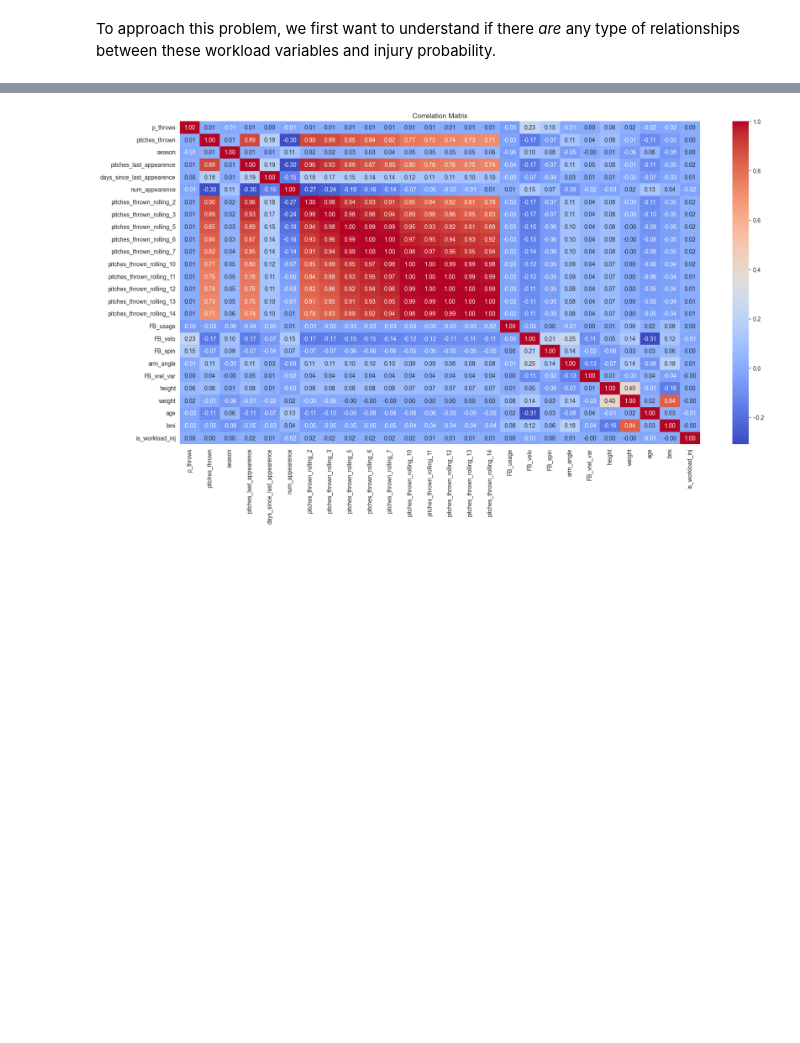
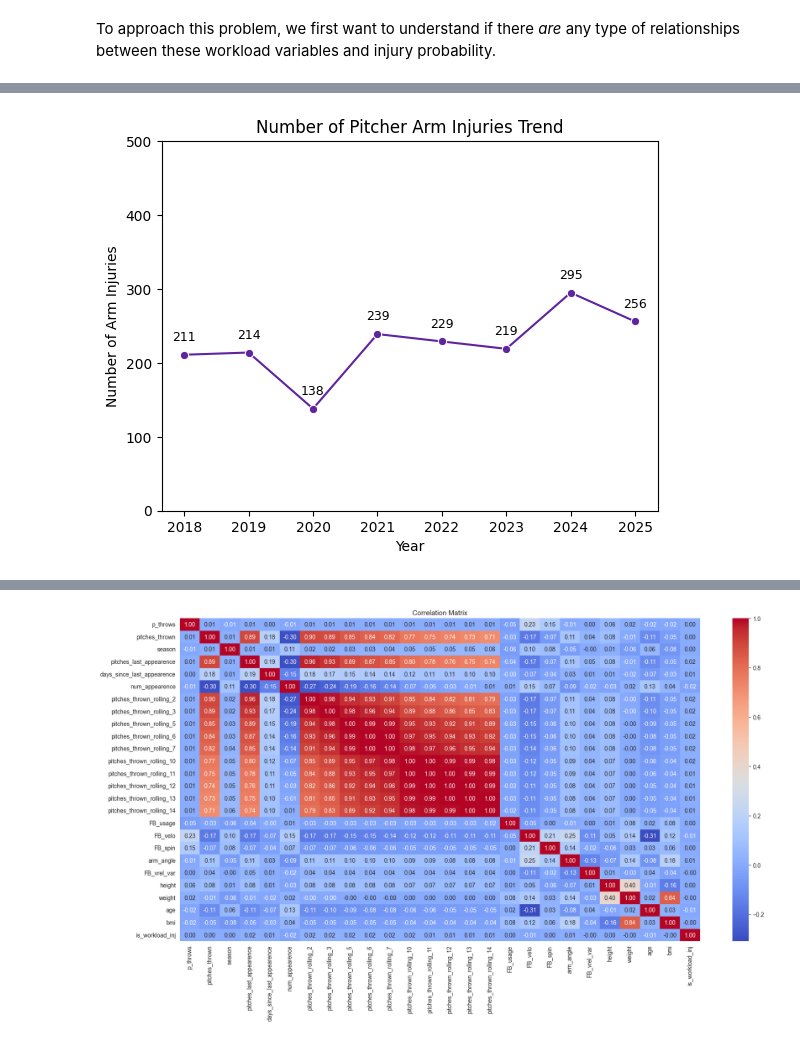
Before and after one commit to SatrunsDream/Workload-effect-on-pitcher-injury, a Jupyter notebook: EDA.ipynb, the cells around one changed output, grey strips where cells are left out. Saved outputs shown, nothing was run; the diff lists cells and outputs as text; code cells hidden in the pictures; blank space fills up the shorter version.

```diff
--- a/EDA.ipynb
+++ b/EDA.ipynb
@@ -23,6 +23,10 @@ import numpy as np
 import matplotlib.pyplot as plt
 import seaborn as sns
 import pybaseball as pyb
+from pybaseball import statcast
 import requests
 
 pd.set_option('display.max_columns', None)
+
+purple_color = '#5F249F'
+teal_color = '#005F61'
@@ -210,34 +382,97 @@ Finished the birthday process
 # %%
+mlb_injuries = pd.read_csv('mlb_injuries.csv').copy()
+
 pitcher_injuries = mlb_injuries[mlb_injuries['pos'].isin(['SP', 'P', 'RP'])].sort_values(by='start_date', ascending=False).reset_index(drop=True).copy()
 
 ## fixing the missing data values for start_date and end_date
 pitcher_injuries['start_date'] = pitcher_injuries.apply(lambda x: (
     '20' + x['reason_raw'].split(':')[1].split('-')[0].rsplit('/', 2)[2]
     + '-'
     + ('0' + x['reason_raw'].split(':')[1].split('-')[0].rsplit('/', 2)[0].strip()
        if int(x['reason_raw'].split(':')[1].split('-')[0].rsplit('/', 2)[0].strip()) < 10
        else x['reason_raw'].split(':')[1].split('-')[0].rsplit('/', 2)[0].strip()
     )
     + '-'
     + ('0' + x['reason_raw'].split(':')[1].split('-')[0].rsplit('/', 2)[1].strip()
        if int(x['reason_raw'].split(':')[1].split('-')[0].rsplit('/', 2)[1].strip()) < 10
        else x['reason_raw'].split(':')[1].split('-')[0].rsplit('/', 2)[1].strip()
     ))
     if pd.isna(x['start_date']) else x['start_date'], axis=1)
 
 pitcher_injuries['start_date'] = pd.to_datetime(pitcher_injuries['start_date']) - pd.Timedelta(days=1)
-pitcher_injuries['end_date'] = pitcher_injuries['end_date'].fillna('TBD')
+pitcher_injuries['end_date'] = pitcher_injuries['end_date'].fillna('TBD') ## fill in
 
-pitcher_injuries = pitcher_injuries[['player', 'pos', 'il_type', 'injury', 'start_date', 'year']].copy()
-pitcher_injuries['player'] = pitcher_injuries['player'].str.lower()
+## deals with end dates being TBD --> TBDs b/c players missed the entire rest of the season (we'll assume it to be the same case across the board)
+## these dates represent the last day of the regular season for those respective seasons
+season_ends = {2018: '2018-10-01',
+               2019: '2019-09-29',
+               2020: '2020-09-27',
+               2021: '2021-10-03',
+               2022: '2022-10-05',
+               2023: '2023-10-01',
+               2024: '2024-09-24',
+               2025: '2025-09-30'
+               }
+
+season_starts = {2018: '2018-03-29',
+                 2019: '2019-03-20',
+                 2020: '2020-07-23',
+                 2021: '2021-04-01',
+                 2022: '2022-04-07',
+                 2023: '2023-03-30',
+                 2024: '2024-03-20',
+                 2025: '2025-03-18'
+                 }
+
+end_date_mask = pitcher_injuries['end_date'] == 'TBD'
+pitcher_injuries.loc[end_date_mask, 'end_date'] = (pitcher_injuries.loc[end_date_mask, 'year'].map(season_ends).fillna('TBD'))
+pitcher_injuries['end_date'] = pd.to_datetime(pitcher_injuries['end_date'], errors='coerce')
+
+## fills in the missing IL type and injury from the raw data
+pitcher_injuries['il_type'] = pitcher_injuries.apply(lambda x: x['reason_raw'].split(' -')[0].strip() if pd.isna(x['il_type']) else x['il_type'], axis=1)
+pitcher_injuries['injury'] = pitcher_injuries.apply(lambda x: x['reason_raw'].split(' -')[1].split(':')[0].strip() if pd.isna(x['injury']) else x['injury'], axis=1)
+
+pitcher_injuries['player'] = pitcher_injuries['player'].str.lower() ## normalizes player name
 pitcher_injuries['year'] = pitcher_injuries['year'].astype(int)
+pitcher_injuries['il_days'] = (pitcher_injuries['end_date'] - pitcher_injuries['start_date']).dt.days ## how many days on the IL
+pitcher_injuries['season_start'] = pd.to_datetime(pitcher_injuries['year'].map(season_starts), errors='coerce') ## last day of that season
+pitcher_injuries['season_end'] = pd.to_datetime(pitcher_injuries['year'].map(season_ends), errors='coerce') ## last day of that season
+pitcher_injuries['il_before_season_end'] = (pitcher_injuries['season_end'] - pitcher_injuries['start_date']).dt.days ## days between being placed on the IL and season end
 
-workload_injuries = ['Arm', 'Elbow', 'Elbow Tommy John', 'Shoulder', 'Biceps', 'Forearm', 'Wrist', 'Pectoral',]
-pitch_injuries = mlb_data.merge(pitcher_injuries, how='left', left_on=['player_name', 'season', 'game_date'], right_on=['player', 'year', 'start_date']).copy()
-pitch_injuries = pitch_injuries.drop(columns=['player', 'start_date', 'year', 'id']).copy()
-pitch_injuries['is_workload_inj'] = (pitch_injuries['injury'].isin(workload_injuries)).astype(int)
+# pitcher_injuries = pitcher_injuries[['year', 'player', 'pos', 'team', 'il_type', 'injury', 'il_days', 'il_before_season_end', 'start_date', 'end_date']].copy()
 
-pitch_injuries = pitch_injuries[pitch_injuries['first_appearence'] != 1].reset_index(drop=True).copy()
+pitcher_arm_injuries = ['Shoulder', 'Elbow', 'Elbow Tommy John', 'Ulnar Nerve', 'Arm'] ## what we're considering "Arm" injuries
+## normalizing those arm injuries since that's what we care about
+pitcher_injuries['injury'] = pitcher_injuries['injury'].apply(lambda x: 'Arm' if x in pitcher_arm_injuries else x)
 
-pitch_injuries
+cleaned_up_results = []
+for i in pitcher_injuries['player'].unique():
+    df_player = pitcher_injuries[pitcher_injuries['player'] == i]
+    cleaned = overlapping_injury_checker(df_player)
+    cleaned_up_results.append(cleaned)
+
+pitcher_injuries_cleaned = pd.concat(cleaned_up_results, ignore_index=True).copy()
+pitcher_injuries_cleaned = pitcher_injuries_cleaned.sort_values(by=['player', 'start_date'], ascending=[True, False]).reset_index(drop=True)
+
+## injury trend of arm injuries over the years
+injury_trend = pitcher_injuries_cleaned[pitcher_injuries_cleaned['injury'] == 'Arm'].reset_index(drop=True).copy()
+injury_trend = injury_trend.groupby('year').size().reset_index(name='num_injury_occurences').copy()
+
+plt.figure()
+ax = sns.lineplot(data=injury_trend, x='year', y='num_injury_occurences', color=purple_color, marker='o')
+for x, y in zip(injury_trend['year'], injury_trend['num_injury_occurences']):
+    ax.annotate(text=str(y), xy=(x, y), xytext=(0, 10), textcoords='offset points', ha='center', fontsize=9)
+plt.ylim(0, 500)
+plt.xlabel('Year')
+plt.ylabel('Number of Arm Injuries')
+plt.title('Number of Pitcher Arm Injuries Trend')
+plt.show()
+
+## creating the injury history flag + target label --> arm injury this year
+pitcher_injuries_cleaned["had_arm_injury_this_year"] = (pitcher_injuries_cleaned["injury"] == "Arm").astype(int)
+yearly_injuries = (pitcher_injuries_cleaned.groupby(["player", "year"], as_index=False).agg({"had_arm_injury_this_year": "max"})).copy()
+yearly_injuries = yearly_injuries.sort_values(["player", "year"]).copy()
+yearly_injuries["prev_arm_inj_history"] = (yearly_injuries.groupby("player")["had_arm_injury_this_year"].transform(lambda s: s.cumsum().shift(fill_value=0)))
+yearly_injuries
 # %% [output]
+[figure, added]
```
Also changed, not shown: parts of 25 cells of this notebook, 1 other file.
